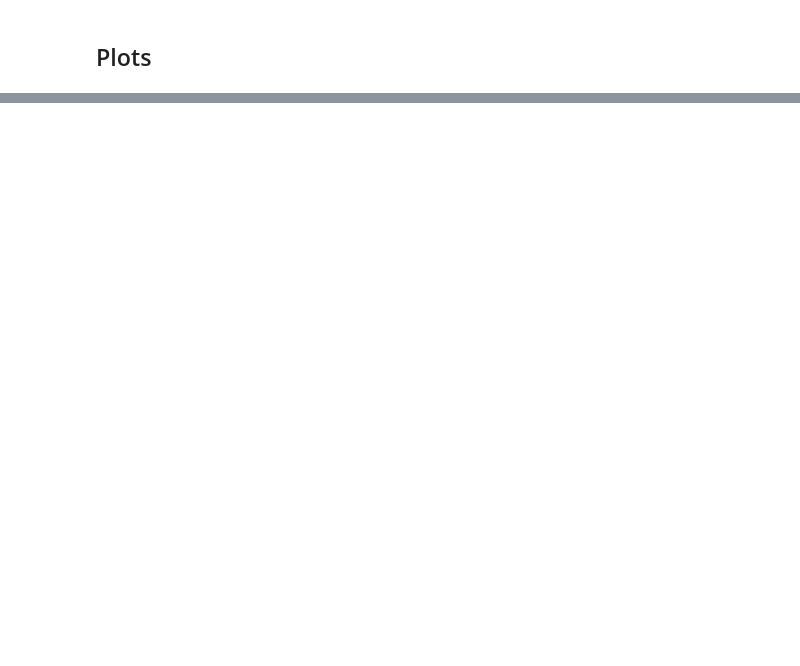
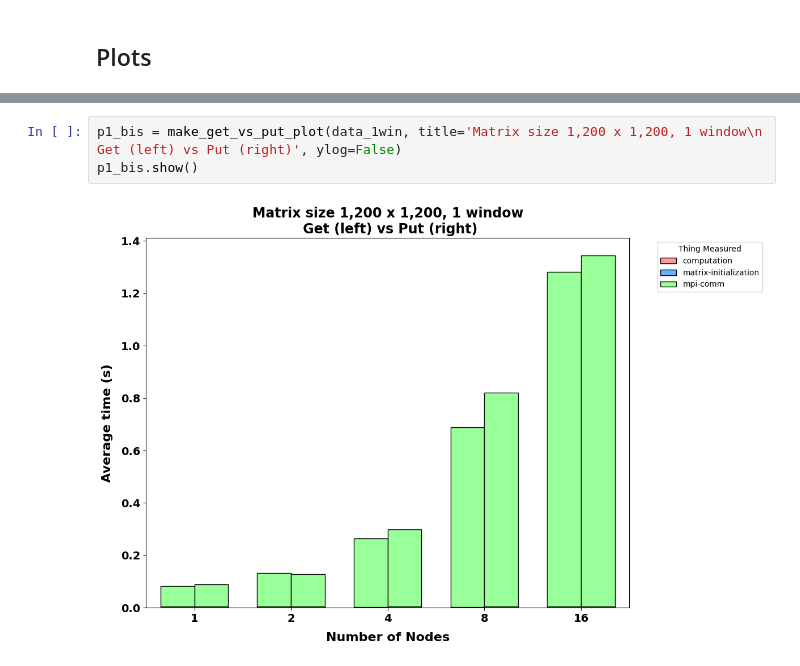
Before and after one commit to IsacPasianotto/Parallel-Programming-HPC, a Jupyter notebook: jacobi-one-side/plots/plots.ipynb, the cells around one changed output, grey strips where cells are left out. Drawn from its saved outputs; the diff is of its cells as text; blank space fills up the shorter version.

```diff
--- a/jacobi-one-side/plots/plots.ipynb
+++ b/jacobi-one-side/plots/plots.ipynb
@@ -351,2 +75,7 @@ plt.show()
+# %%
+p1_bis = make_get_vs_put_plot(data_1win, title='Matrix size 1,200 x 1,200, 1 window\n Get (left) vs Put (right)', ylog=False)
+p1_bis.show()
+# %% [output]
+[figure, added]
 # %%
 # same as above but for 12k
```
Also changed, not shown: parts of 21 cells of this notebook, 17 other files.
